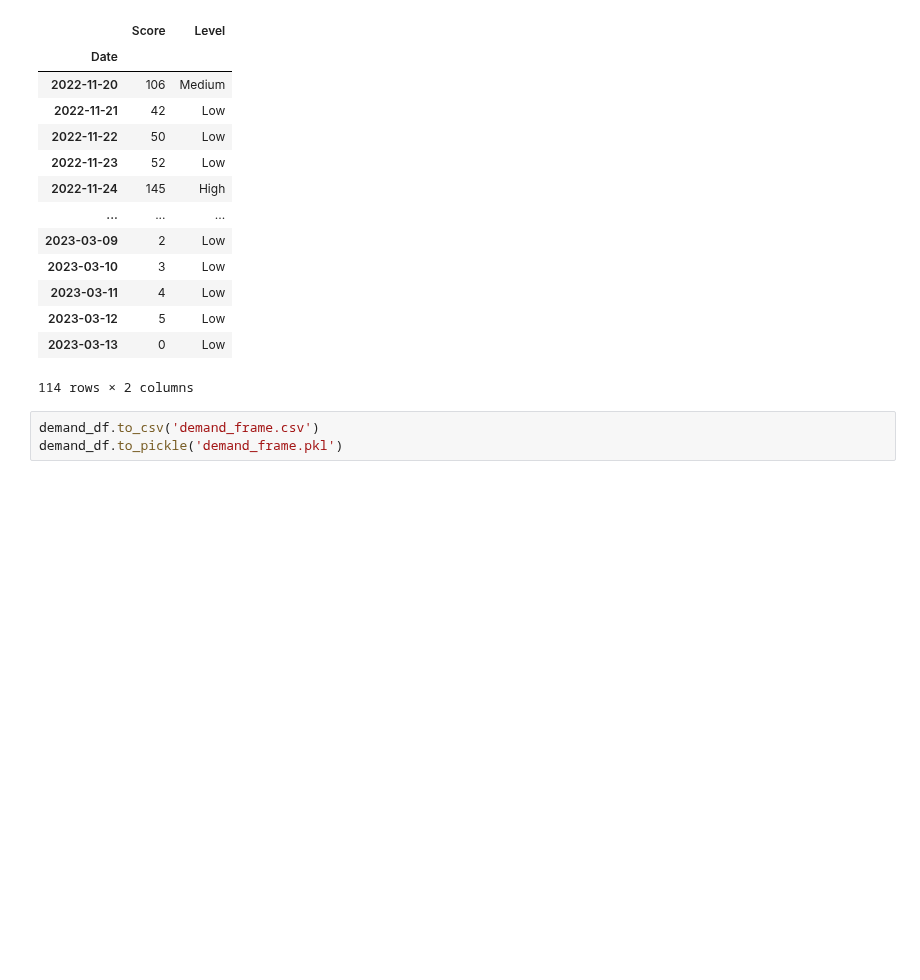
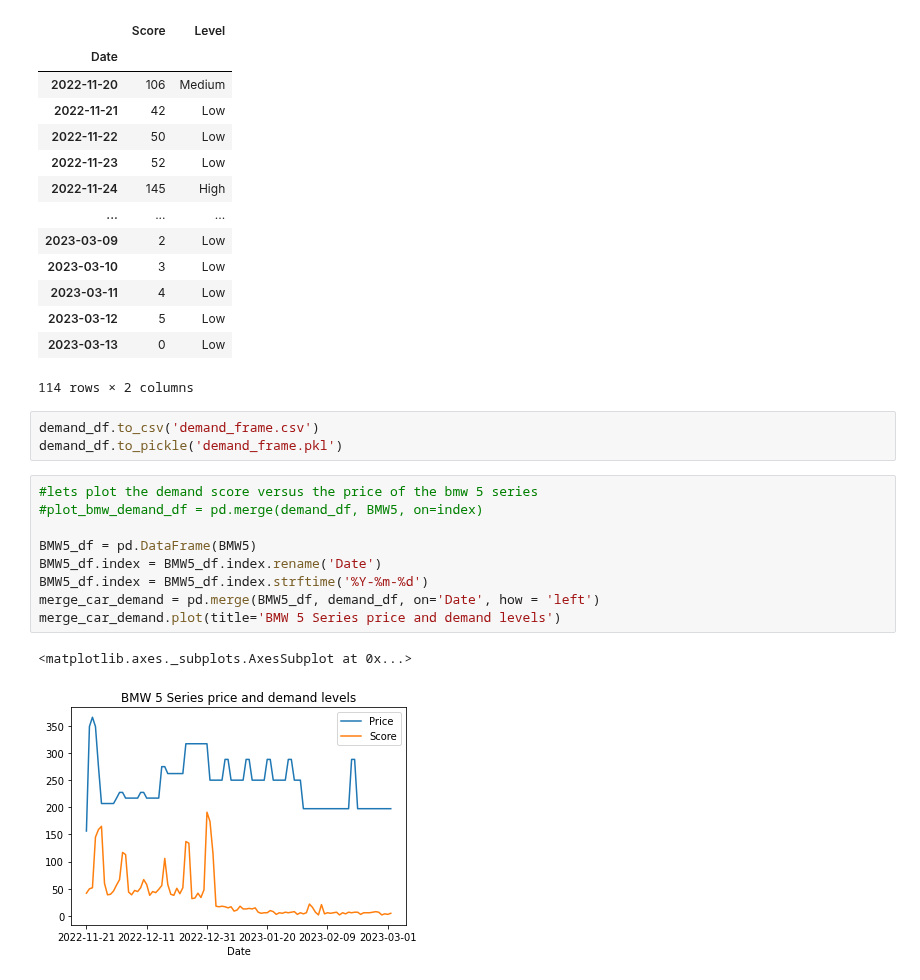
Before and after one commit to JADukeAIPI/AIPIProject, a Jupyter notebook: EDA_and_modeling.ipynb, the cells around one changed output. Drawn from its saved outputs; the diff is of its cells as text; blank space fills up the shorter version.

Commit message:
demand versus price for one car plot added

```diff
--- a/EDA_and_modeling.ipynb
+++ b/EDA_and_modeling.ipynb
@@ -426,3 +426,15 @@ demand_df
 # %%
 demand_df.to_csv('demand_frame.csv')
 demand_df.to_pickle('demand_frame.pkl')
+# %%
+#lets plot the demand score versus the price of the bmw 5 series
+#plot_bmw_demand_df = pd.merge(demand_df, BMW5, on=index)
+
+BMW5_df = pd.DataFrame(BMW5)
+BMW5_df.index = BMW5_df.index.rename('Date')
+BMW5_df.index = BMW5_df.index.strftime('%Y-%m-%d')
+merge_car_demand = pd.merge(BMW5_df, demand_df, on='Date', how = 'left')
+merge_car_demand.plot(title='BMW 5 Series price and demand levels')
+# %% [output]
+<matplotlib.axes._subplots.AxesSubplot at 0x...>
+[figure, added]
```
Also changed, not shown: parts of 1 cell of this notebook.
